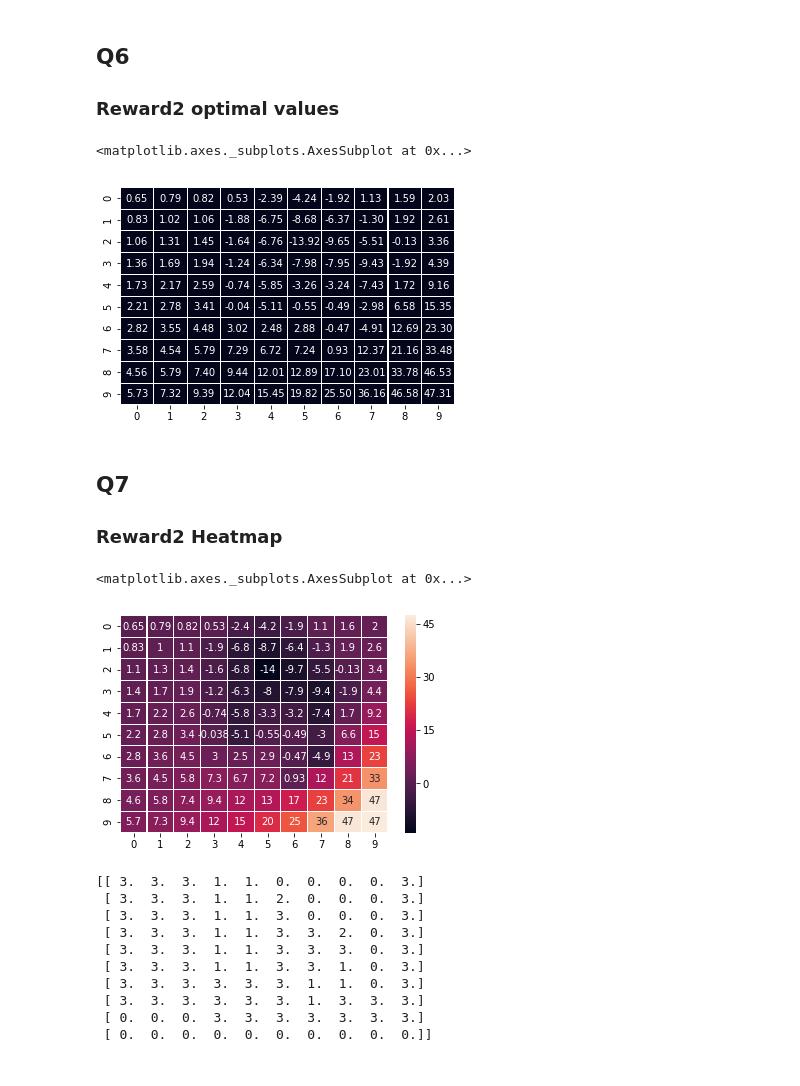
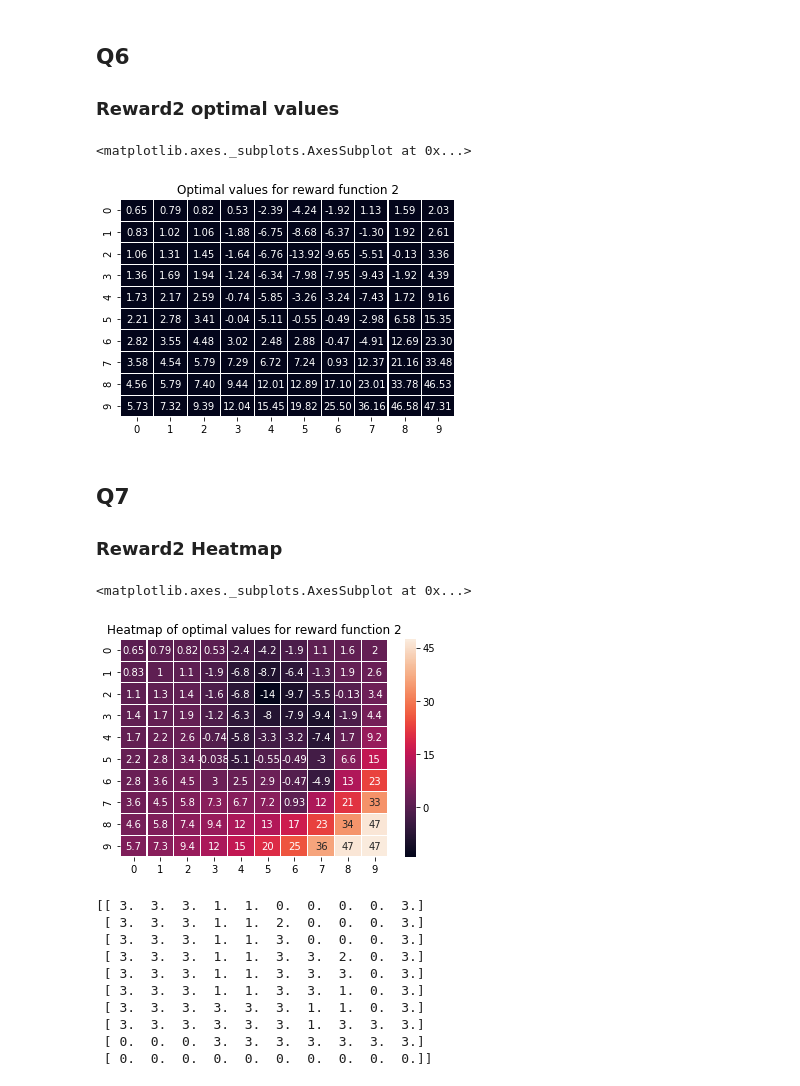
Before and after one commit to maithilibhide/ECE232, a Jupyter notebook: Project3/reinforcement_learning_and_irl.ipynb, the cells around one changed output. Drawn from its saved outputs; the diff is of its cells as text; code cells hidden in the pictures.

```diff
--- a/Project3/reinforcement_learning_and_irl.ipynb
+++ b/Project3/reinforcement_learning_and_irl.ipynb
@@ -304,18 +309,20 @@ print(value2)
 <h2>Q6</h2>
 <h3>Reward2 optimal values</h3>
 # %%
+plt.title("Optimal values for reward function 2")
 sns.heatmap(state_space, annot=value2, fmt='.2f', linewidths=.1, vmax=0, cbar=False)
 # %% [output]
 <matplotlib.axes._subplots.AxesSubplot at 0x...>
-[figure, old version]
+[figure, new version]
 # %% [markdown]
 <h2>Q7</h2>
 <h3>Reward2 Heatmap</h3>
 # %%
+plt.title("Heatmap of optimal values for reward function 2")
 sns.heatmap(value2, annot=True, linewidths=.1)
 # %% [output]
 <matplotlib.axes._subplots.AxesSubplot at 0x...>
-[figure, old version]
+[figure, new version]
 # %%
 print(policy2)
 # %% [output]
```
Also changed, not shown: parts of 15 cells of this notebook.
